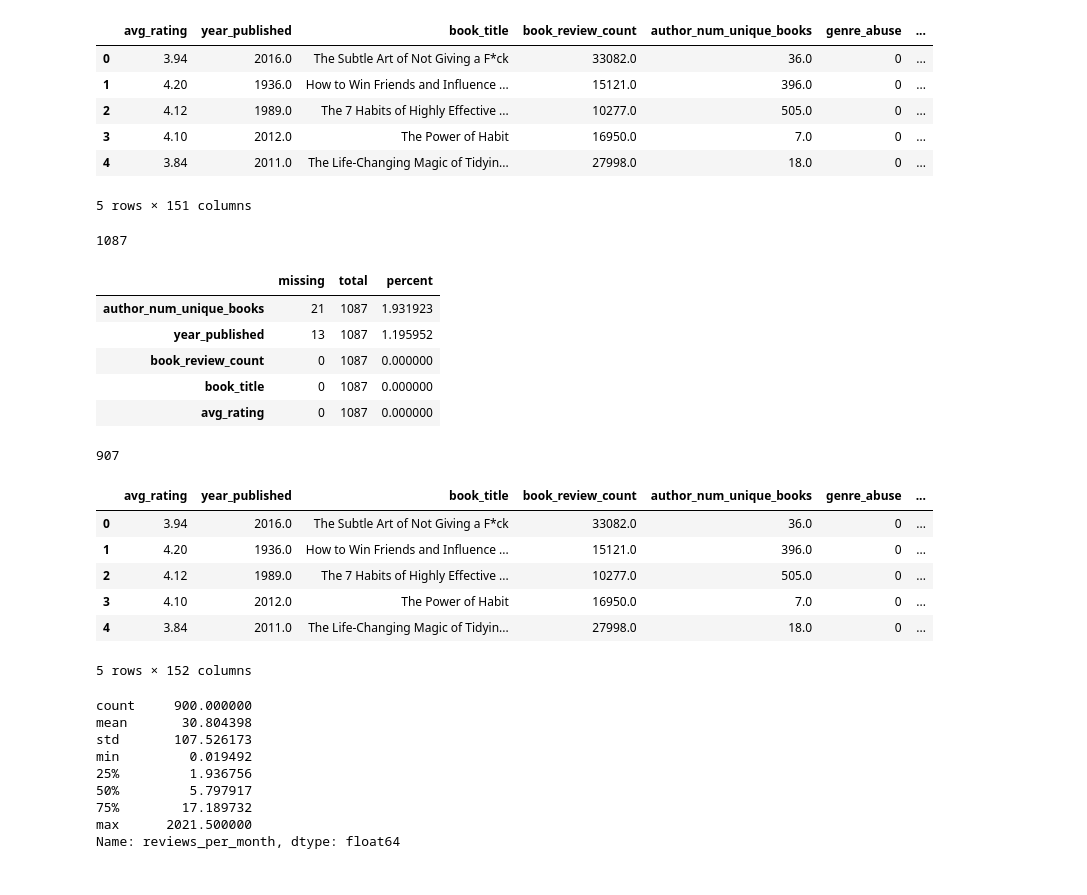
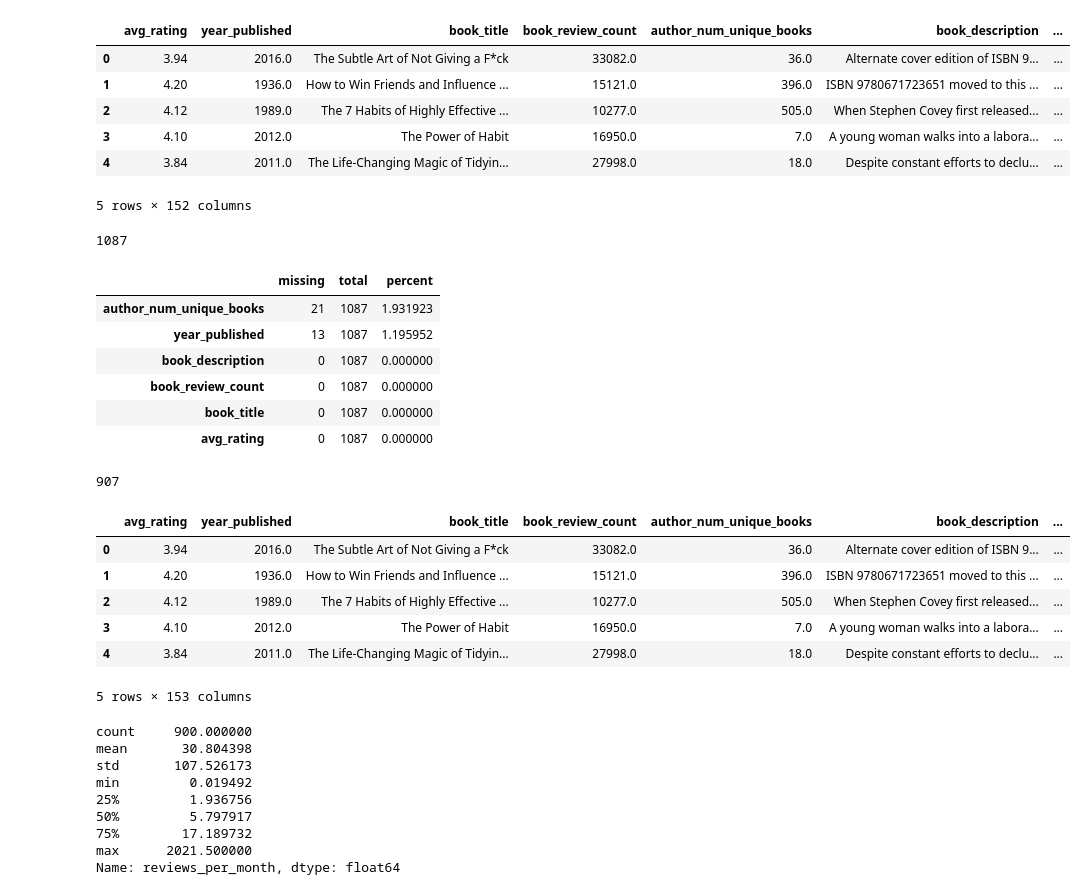
Before and after one commit to 7albertoh/insight_project, a Jupyter notebook: notebooks/02-topic_modelig_EDA.ipynb, the cells around one changed output. Saved outputs shown, nothing was run; the diff lists cells and outputs as text; code cells hidden in the pictures.

```diff
--- a/notebooks/02-topic_modelig_EDA.ipynb
+++ b/notebooks/02-topic_modelig_EDA.ipynb
@@ -22,26 +13,27 @@ df1.head()
 # %%
 #drop unimportant columns
 # df2 = df1.drop(columns=['book_description','title_description_genres','author_num_unique_books','avg_rating','num_ratings','kindle_price','book_reference','author_names','author_link','book_isbn'])
-df2 = df1.drop(columns=['book_description','title_description_genres','num_ratings','kindle_price','book_reference','author_names','author_link','book_isbn'])
-
+# df2 = df1.drop(columns=['book_description','title_description_genres','num_ratings','kindle_price','book_reference','author_names','author_link','book_isbn'])
+df2 = df1.drop(columns=['title_description_genres','num_ratings','kindle_price','book_reference','author_names','author_link','book_isbn'])
 df2.head()
 # %% [output]
-|  | avg_rating | year_published | book_title | book_review_count | author_num_unique_books | genre_abuse | ... |
-| 0 | 3.94 | 2016.0 | The Subtle Art of Not Giving a F*ck | 33082.0 | 36.0 | 0 | ... |
-| 1 | 4.20 | 1936.0 | How to Win Friends and Influence ... | 15121.0 | 396.0 | 0 | ... |
-| 2 | 4.12 | 1989.0 | The 7 Habits of Highly Effective ... | 10277.0 | 505.0 | 0 | ... |
-| 3 | 4.10 | 2012.0 | The Power of Habit | 16950.0 | 7.0 | 0 | ... |
-| 4 | 3.84 | 2011.0 | The Life-Changing Magic of Tidyin... | 27998.0 | 18.0 | 0 | ... |
+|  | avg_rating | year_published | book_title | book_review_count | author_num_unique_books | book_description | ... |
+| 0 | 3.94 | 2016.0 | The Subtle Art of Not Giving a F*ck | 33082.0 | 36.0 | Alternate cover edition of ISBN 9... | ... |
+| 1 | 4.20 | 1936.0 | How to Win Friends and Influence ... | 15121.0 | 396.0 | ISBN 9780671723651 moved to this ... | ... |
+| 2 | 4.12 | 1989.0 | The 7 Habits of Highly Effective ... | 10277.0 | 505.0 | When Stephen Covey first released... | ... |
+| 3 | 4.10 | 2012.0 | The Power of Habit | 16950.0 | 7.0 | A young woman walks into a labora... | ... |
+| 4 | 3.84 | 2011.0 | The Life-Changing Magic of Tidyin... | 27998.0 | 18.0 | Despite constant efforts to declu... | ... |
-5 rows × 151 columns
+5 rows × 152 columns
 # %%
 # check NaN values
 print(len(df2.index))
-df2.loc[:,['year_published','book_review_count','book_title','author_num_unique_books','avg_rating']].stb.missing()
+df2.loc[:,['book_description','year_published','book_review_count','book_title','author_num_unique_books','avg_rating']].stb.missing()
 # %% [output]
 1087
 |  | missing | total | percent |
 | author_num_unique_books | 21 | 1087 | 1.931923 |
 | year_published | 13 | 1087 | 1.195952 |
+| book_description | 0 | 1087 | 0.000000 |
 | book_review_count | 0 | 1087 | 0.000000 |
 | book_title | 0 | 1087 | 0.000000 |
 | avg_rating | 0 | 1087 | 0.000000 |
@@ -59,13 +51,13 @@ df5 = df4.copy()
 df5['reviews_per_month'] = df4.apply(lambda x : x['book_review_count']/(12*(2020-x['year_published'])),axis=1)
 df5.head()
 # %% [output]
-|  | avg_rating | year_published | book_title | book_review_count | author_num_unique_books | genre_abuse | ... |
-| 0 | 3.94 | 2016.0 | The Subtle Art of Not Giving a F*ck | 33082.0 | 36.0 | 0 | ... |
-| 1 | 4.20 | 1936.0 | How to Win Friends and Influence ... | 15121.0 | 396.0 | 0 | ... |
-| 2 | 4.12 | 1989.0 | The 7 Habits of Highly Effective ... | 10277.0 | 505.0 | 0 | ... |
-| 3 | 4.10 | 2012.0 | The Power of Habit | 16950.0 | 7.0 | 0 | ... |
-| 4 | 3.84 | 2011.0 | The Life-Changing Magic of Tidyin... | 27998.0 | 18.0 | 0 | ... |
+|  | avg_rating | year_published | book_title | book_review_count | author_num_unique_books | book_description | ... |
+| 0 | 3.94 | 2016.0 | The Subtle Art of Not Giving a F*ck | 33082.0 | 36.0 | Alternate cover edition of ISBN 9... | ... |
+| 1 | 4.20 | 1936.0 | How to Win Friends and Influence ... | 15121.0 | 396.0 | ISBN 9780671723651 moved to this ... | ... |
+| 2 | 4.12 | 1989.0 | The 7 Habits of Highly Effective ... | 10277.0 | 505.0 | When Stephen Covey first released... | ... |
+| 3 | 4.10 | 2012.0 | The Power of Habit | 16950.0 | 7.0 | A young woman walks into a labora... | ... |
+| 4 | 3.84 | 2011.0 | The Life-Changing Magic of Tidyin... | 27998.0 | 18.0 | Despite constant efforts to declu... | ... |
-5 rows × 152 columns
+5 rows × 153 columns
 # %%
 sns_plot = sns.violinplot(x=df5["reviews_per_month"])
 sns.displot(df5, x="reviews_per_month")
```
Also changed, not shown: parts of 3 cells of this notebook, 1 other file.
